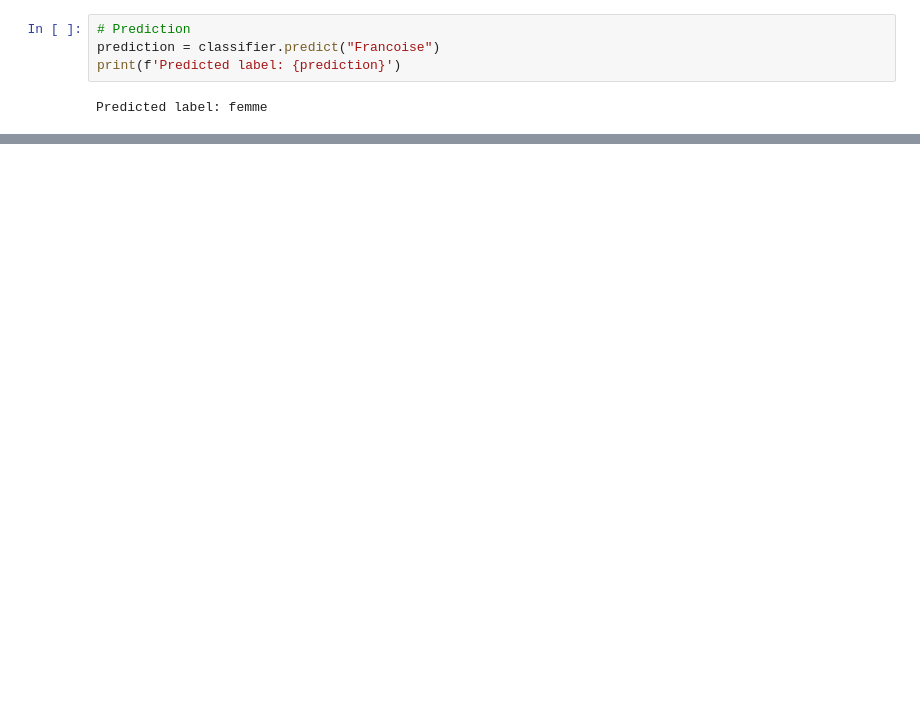
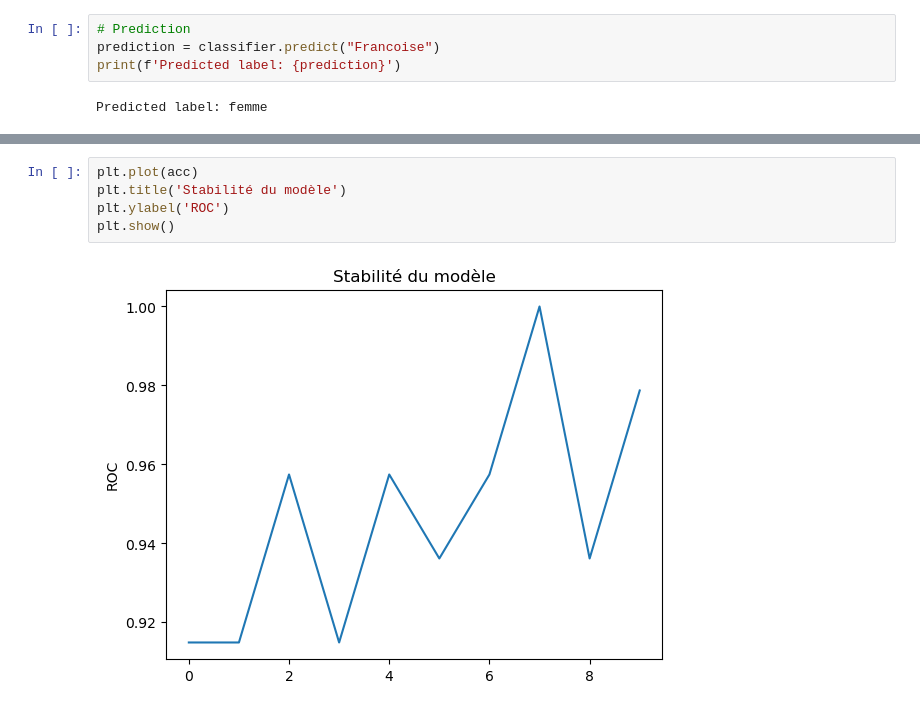
Before and after one commit to ilyeshammouda/NLP_3A_ENSAE, a Jupyter notebook: notebook/hagginf_face_models.ipynb, the cells around one changed output, grey strips where cells are left out. Cells and saved outputs as stored; diff of their text form; blank space fills up the shorter version.

```diff
--- a/notebook/hagginf_face_models.ipynb
+++ b/notebook/hagginf_face_models.ipynb
@@ -250,0 +393,7 @@ Find bellow the Precision-Recall Curve
+# %%
+plt.plot(acc)
+plt.title('Stabilité du modèle')
+plt.ylabel('ROC')
+plt.show()
+# %% [output]
+[figure, added]
```
Also changed, not shown: parts of 7 cells of this notebook, 1 other file.
